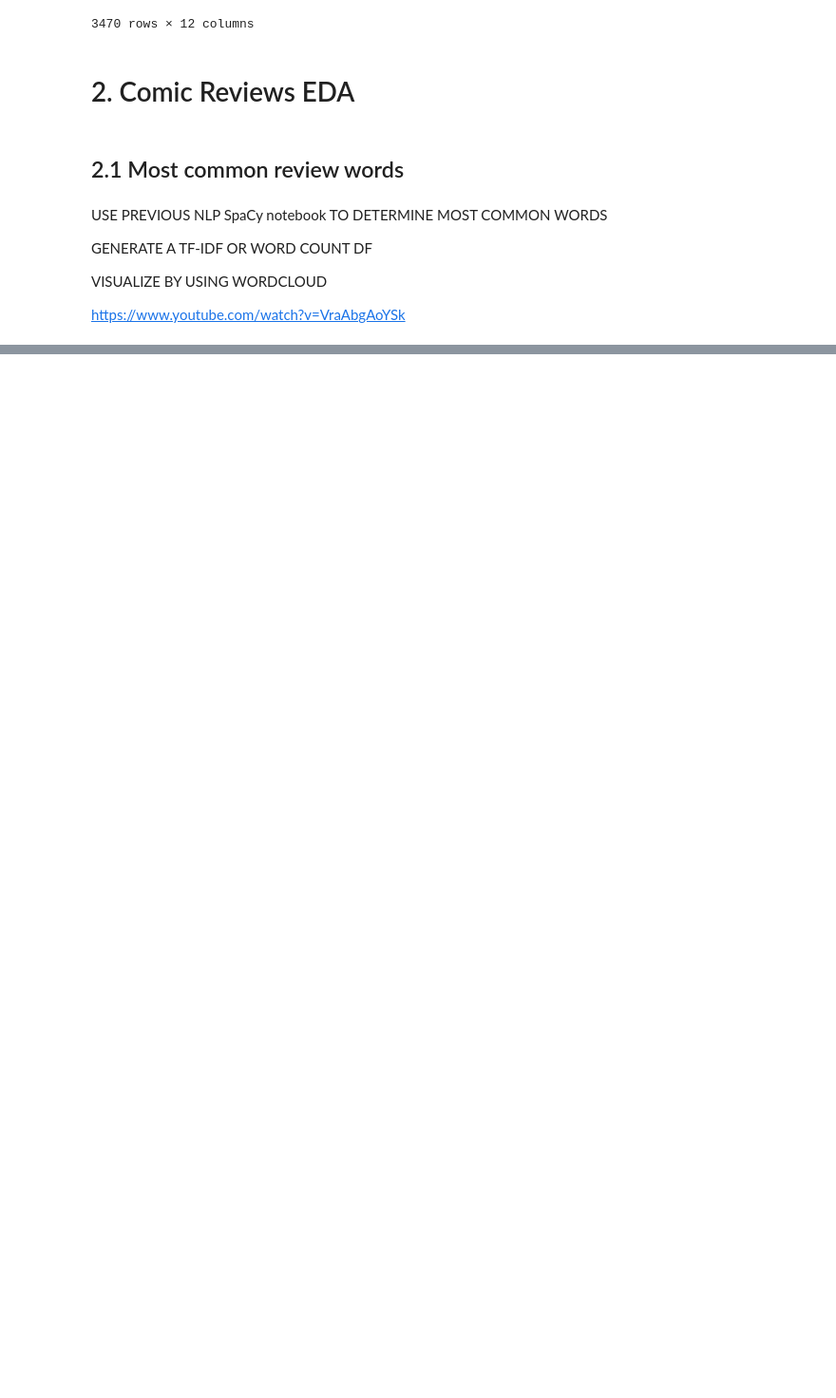
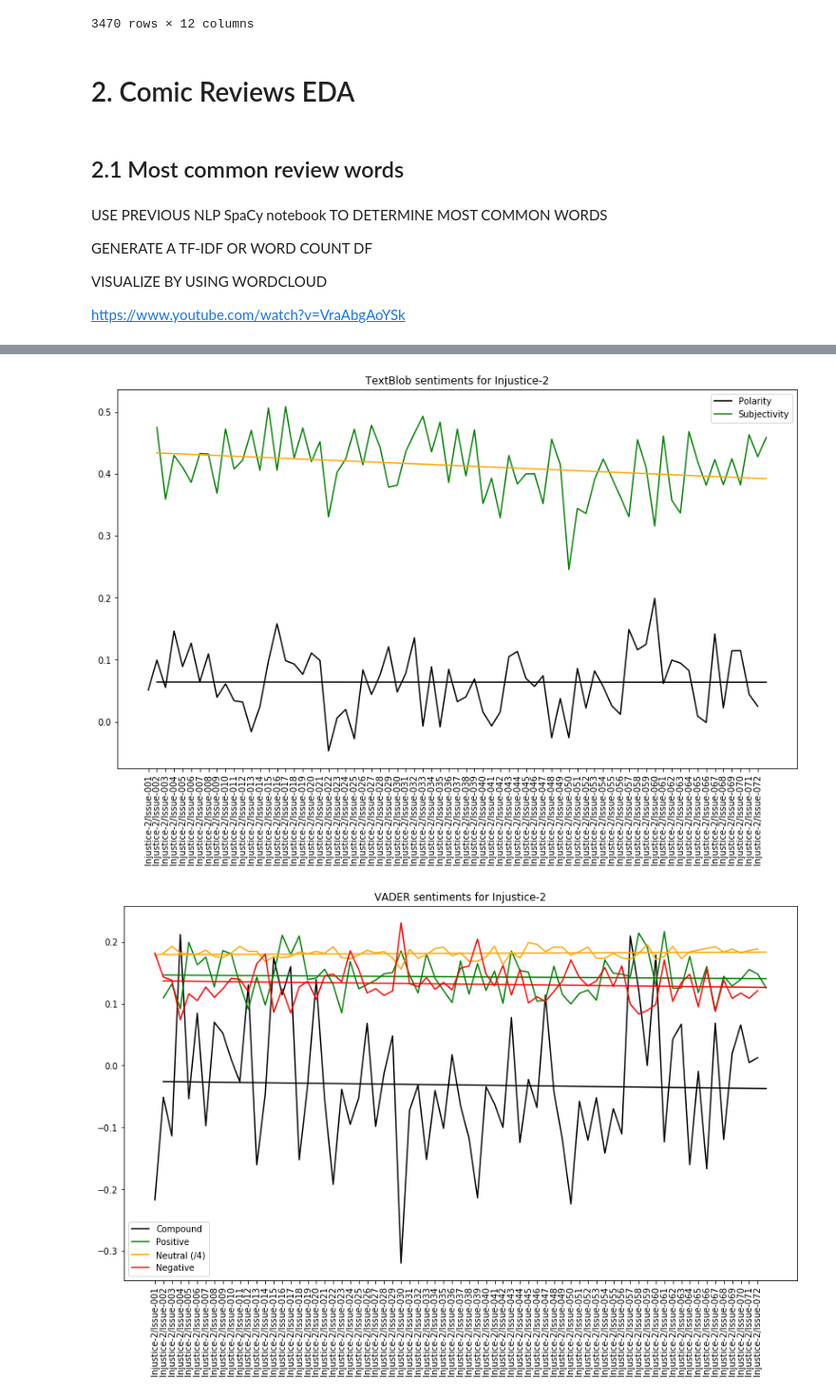
Before and after one commit to abgrss/comic_comments_nlp, a Jupyter notebook: Comic Comments NLP.ipynb, the cells around one changed output, grey strips where cells are left out. Shown at 95% size. Saved outputs shown, nothing was run; the diff lists cells and outputs as text; code cells hidden in the pictures; blank space fills up the shorter version.

```diff
--- a/Comic Comments NLP.ipynb
+++ b/Comic Comments NLP.ipynb
@@ -485,0 +618,7 @@ temp = pd.read_csv('comic_comments/batman_2016_comments.csv')
+# %%
+keyword = "Injustice-2"
+df = NLP_pipeline(keyword=keyword)
+graph_sentiment(df, keyword)
+# %% [output]
+[figure, added]
+[figure, added]
```
Also changed, not shown: parts of 14 cells of this notebook, 4 other files.
